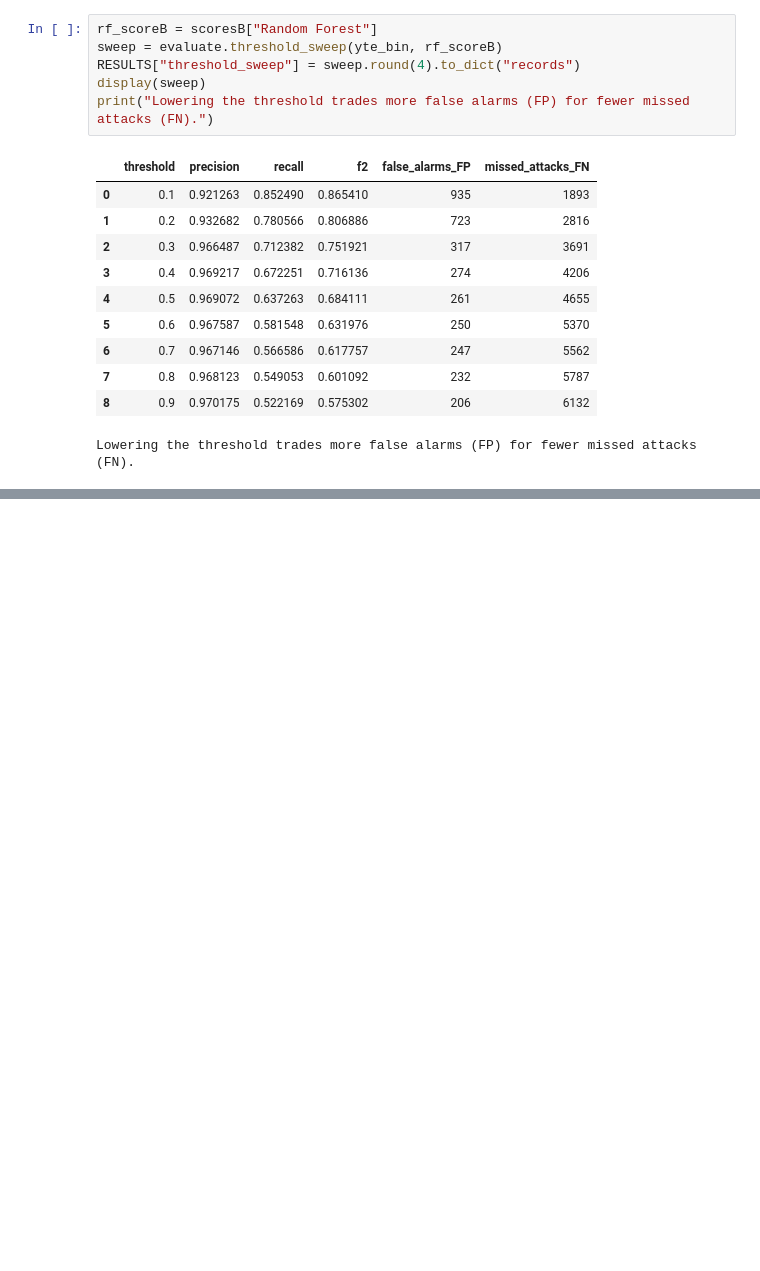
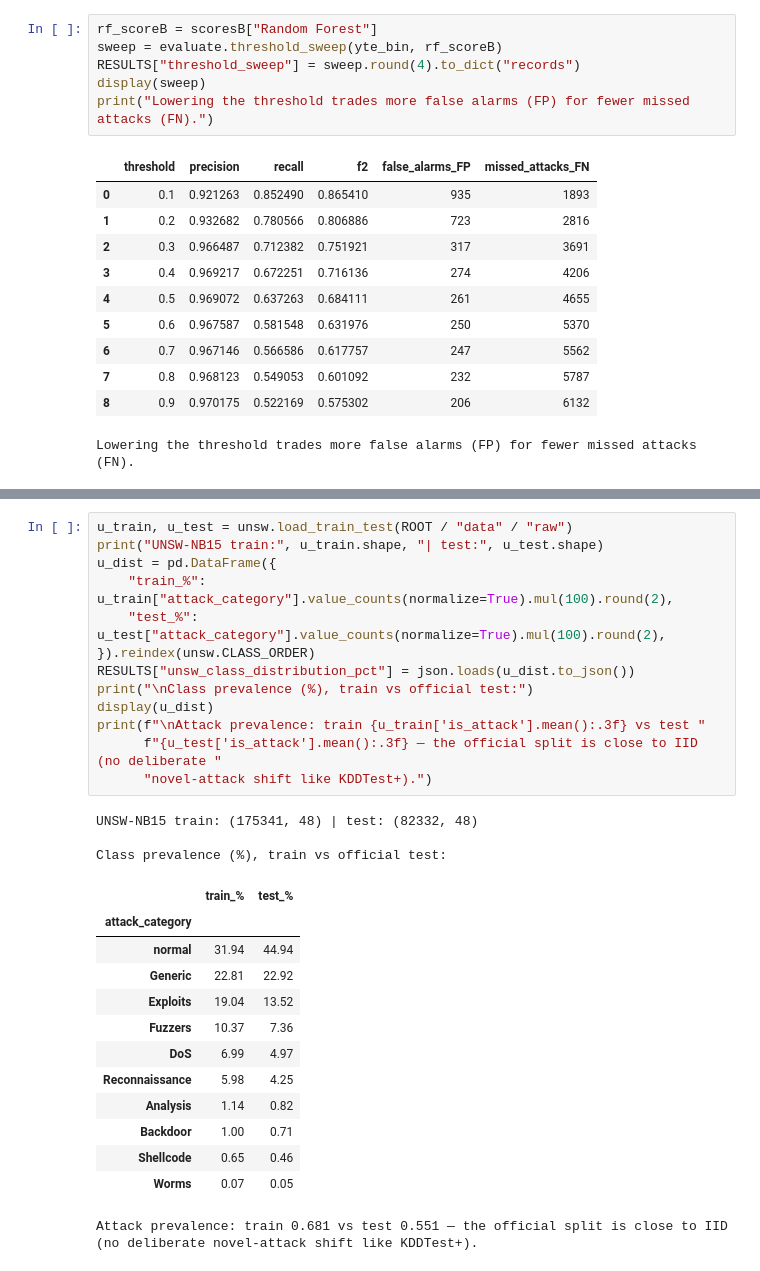
Before and after one commit to yosefshanaa/DataCyber, a Jupyter notebook: notebooks/analysis.ipynb, the cells around one changed output, grey strips where cells are left out. Drawn from its saved outputs; the diff is of its cells as text; blank space fills up the shorter version.

```diff
--- a/notebooks/analysis.ipynb
+++ b/notebooks/analysis.ipynb
@@ -831,0 +842,30 @@ Lowering the threshold trades more false alarms (FP) for fewer missed attacks (F
+# %%
+u_train, u_test = unsw.load_train_test(ROOT / "data" / "raw")
+print("UNSW-NB15 train:", u_train.shape, "| test:", u_test.shape)
+u_dist = pd.DataFrame({
+    "train_%": u_train["attack_category"].value_counts(normalize=True).mul(100).round(2),
+    "test_%": u_test["attack_category"].value_counts(normalize=True).mul(100).round(2),
+}).reindex(unsw.CLASS_ORDER)
+RESULTS["unsw_class_distribution_pct"] = json.loads(u_dist.to_json())
+print("\nClass prevalence (%), train vs official test:")
+display(u_dist)
+print(f"\nAttack prevalence: train {u_train['is_attack'].mean():.3f} vs test "
+      f"{u_test['is_attack'].mean():.3f} — the official split is close to IID (no deliberate "
+      "novel-attack shift like KDDTest+).")
+# %% [output]
+UNSW-NB15 train: (175341, 48) | test: (82332, 48)
+
+Class prevalence (%), train vs official test:
+|  | train_% | test_% |
+| attack_category |  |  |
+| normal | 31.94 | 44.94 |
+| Generic | 22.81 | 22.92 |
+| Exploits | 19.04 | 13.52 |
+| Fuzzers | 10.37 | 7.36 |
+| DoS | 6.99 | 4.97 |
+| Reconnaissance | 5.98 | 4.25 |
+| Analysis | 1.14 | 0.82 |
+| Backdoor | 1.00 | 0.71 |
+| Shellcode | 0.65 | 0.46 |
+| Worms | 0.07 | 0.05 |
+Attack prevalence: train 0.681 vs test 0.551 — the official split is close to IID (no deliberate novel-attack shift like KDDTest+).
```
Also changed, not shown: parts of 14 cells of this notebook, 21 other files.
